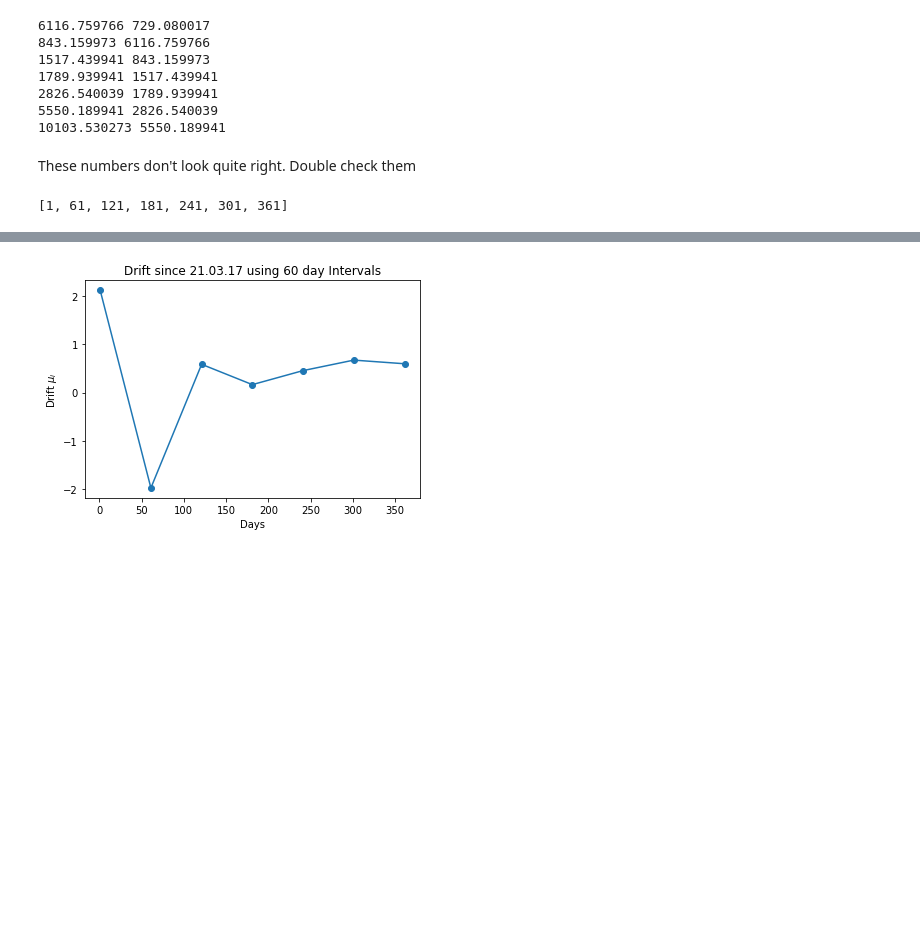
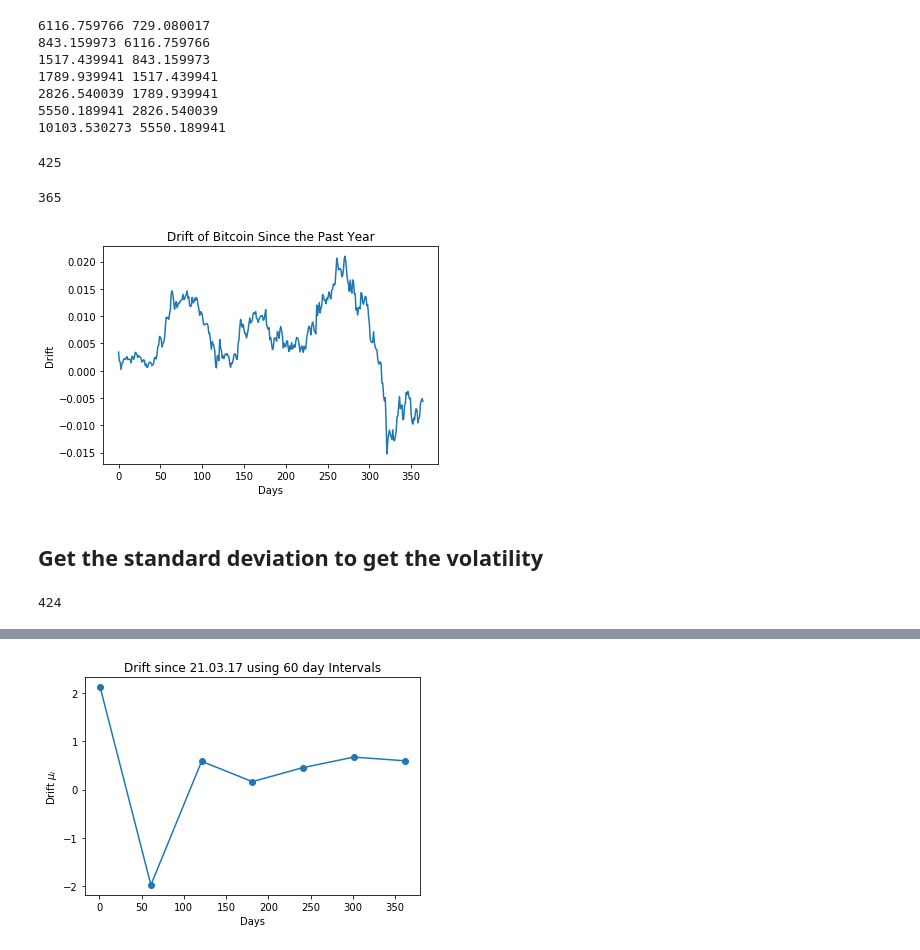
Before and after one commit to INASIC/Financial-Derivatives, a Jupyter notebook: BTC Coursework v2.ipynb, the cells around one changed output, grey strips where cells are left out. Cells and saved outputs as stored; diff of their text form; code cells hidden in the pictures; blank space fills up the shorter version.

Commit message:
finished plotting volatilties

```diff
--- a/BTC Coursework v2.ipynb
+++ b/BTC Coursework v2.ipynb
@@ -326,7 +314,7 @@ for i in range(int(365/60)+1):
     t = i*dt # Update time
     t_list.append(t+1)
 #     print(t)
-    S_i = last_year_adj_close[t-1]  # Current share price in time
+#     S_i = last_year_adj_close[t-1]  # Current share price in time
     print(S_i, previous_S_i)
     mu_i = np.log(S_i / (previous_S_i))  # drift at each 60 day interval
     mu_list.append(mu_i)
@@ -339,9 +327,43 @@ for i in range(int(365/60)+1):
 2826.540039 1789.939941
 5550.189941 2826.540039
 10103.530273 5550.189941
-# %% [markdown]
-These numbers don't look quite right. Double check them
-# %%
-t_list  # Adjust this, should be 1, 61, 121, etc.
-# %% [output]
-[1, 61, 121, 181, 241, 301, 361]
+# %%
+S_i_list = last_year_adj_close
+len(S_i_list)
+# %% [output]
+425
+# %%
+425-60
+# %% [output]
+365
+# %%
+t = 0
+dt = 60
+mu_i_list = []
+t_list = []
+drift_list = []
+
+# Calculate drift for each day for a year
+for i in range(1, len(S_i_list)):
+    mu_i = np.log(S_i_list[i] / S_i_list[i-1])
+    mu_i_list.append(mu_i)
+
+t0 = 0
+for i in range(365):
+    take_average_of = mu_i_list[t0:t0+60]
+    drift_list.append(np.mean(take_average_of))
+    t0 += 1
+# %%
+plt.plot(drift_list)
+plt.title('Drift of Bitcoin Since the Past Year')
+plt.ylabel('Drift')
+plt.xlabel('Days')
+plt.show()
+# %% [output]
+[figure, added]
+# %% [markdown]
+## Get the standard deviation to get the volatility
+# %%
+len(mu_i_list)
+# %% [output]
+424
```
Also changed, not shown: parts of 20 cells of this notebook.
